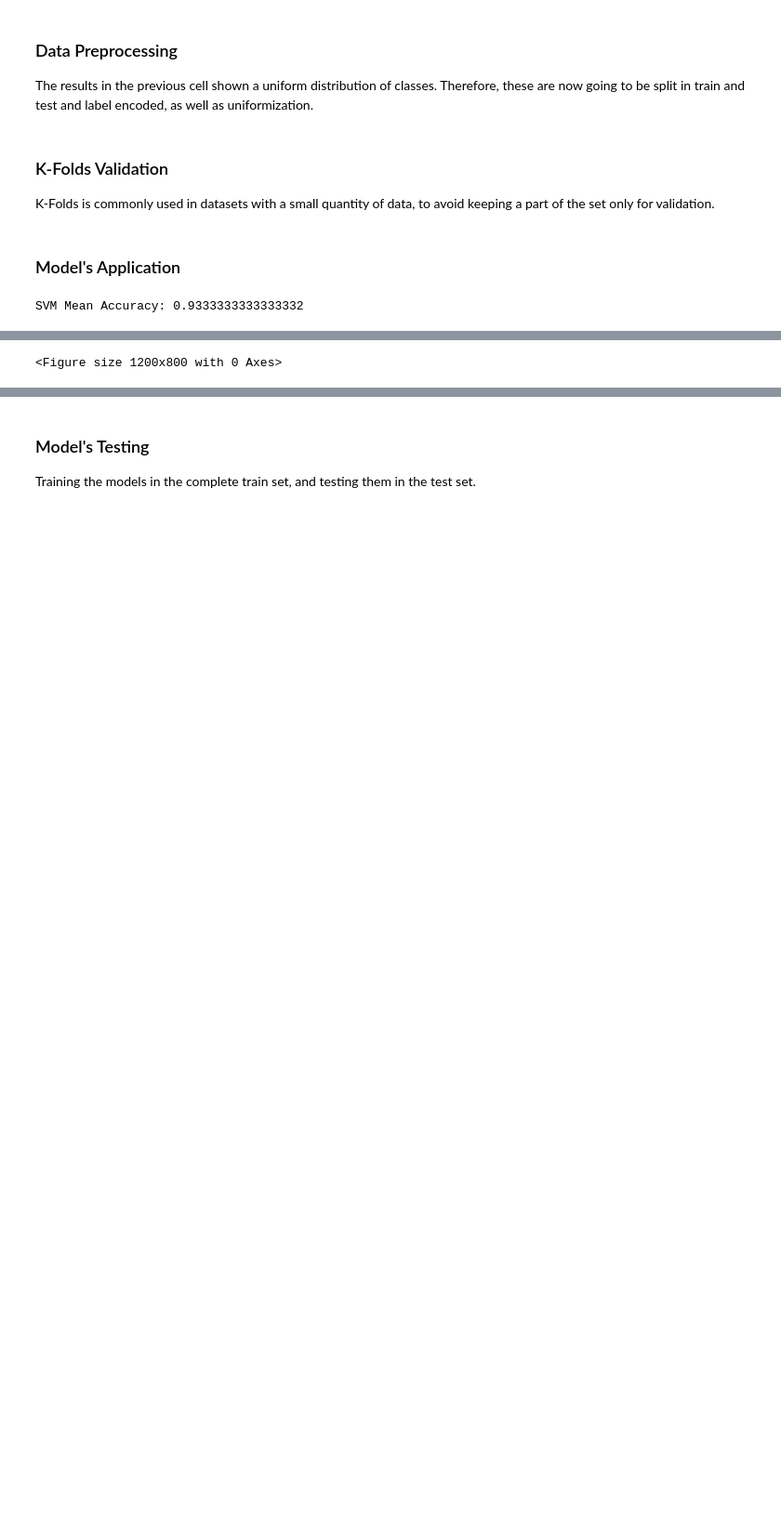
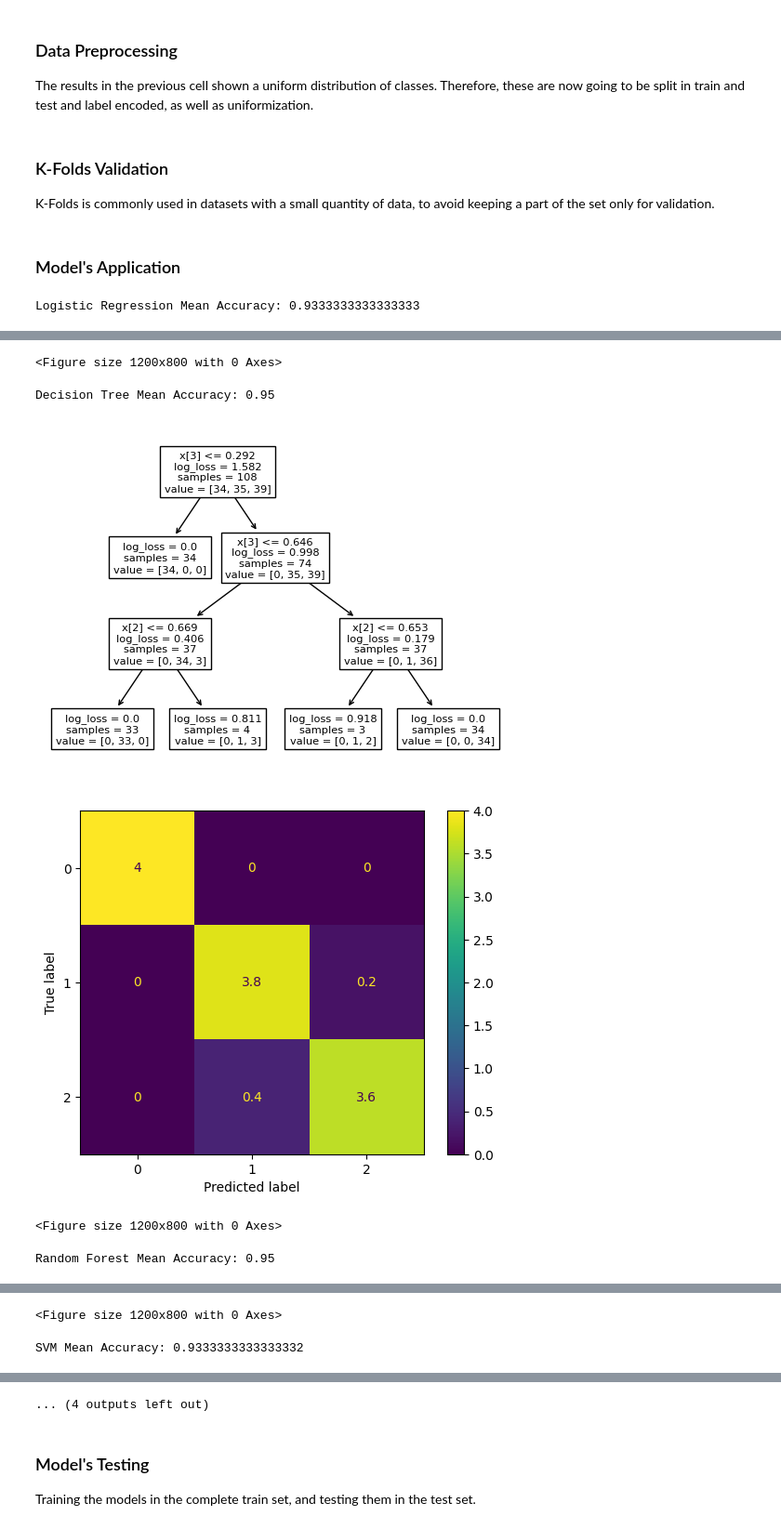
Before and after one commit to davidterroso/IrisClassifcation, a Jupyter notebook: IrisClassification.ipynb, the cells around one changed output, grey strips where cells are left out. Shown at 93% size. Saved outputs shown, nothing was run; the diff lists cells and outputs as text; code cells hidden in the pictures; blank space fills up the shorter version.

```diff
--- a/IrisClassification.ipynb
+++ b/IrisClassification.ipynb
@@ -94,47 +94,53 @@ from sklearn.naive_bayes import GaussianNB
 from sklearn.metrics import accuracy_score, confusion_matrix, ConfusionMatrixDisplay
 
 models = {
-    # "Logistic Regression": LogisticRegression(solver='lbfgs', max_iter=1000, penalty="l2", tol=1e-6, C=1),
+    "Logistic Regression": LogisticRegression(solver='lbfgs', max_iter=1000, penalty="l2", tol=1e-6, C=1),
     # The solver selected showed best results. Tolerance was decreased to compensate the random initialization of C,
     # forcing more consistent results. The number of iterations was increased since with 100 (the default value),
     # since the model was still converging whilst reaching the said limit
-    # "Decision Tree": DecisionTreeClassifier(criterion="log_loss", max_depth=3, min_samples_leaf=1),
+    "Decision Tree": DecisionTreeClassifier(criterion="log_loss", max_depth=3, min_samples_leaf=1),
     # max_depth was defined as 3 to prevent overfitting and min_samples_leaf was considered 1 because the number
     # of classes in this problem is small. log_loss was chosen since it presents the best results
-    # "Random Forest": RandomForestClassifier(n_estimators=500, criterion="log_loss", max_depth=3, random_state=42),
+    "Random Forest": RandomForestClassifier(n_estimators=500, criterion="log_loss", max_depth=3, random_state=42),
     # more estimators (trees) were used, to promote a bigger accuracy, in expense of higher processing power.
     # log_loss was chosen as it presented the best results. max_depth was declared to prevent overfitting and the
     # random_state was declared to promote reproducibility
     "SVM": SVC(kernel="poly"),
     # polynomial kernel was chosen due to the better generalization in unseen data
-    # "Gaussian Naive-Bayes": GaussianNB()
+    "Gaussian Naive-Bayes": GaussianNB()
+    # no parameters were tunned in Gaussian Naive-Bayes since none were deemed helpful in this context
 }
 
 for model_name in models:
     model = models[model_name]
     accuracies = []
     cm_list = []
 
     for train_indices, val_indices in fold_indices:
         X_train_, Y_train_ = X_train[train_indices], y_train[train_indices]
         X_val, Y_val = X_train[val_indices], y_train[val_indices]
         model.fit(X_train_, Y_train_)
         Y_pred = model.predict(X_val)
         accuracies.append(accuracy_score(Y_val, Y_pred))
         cm_list.append(confusion_matrix(Y_val, Y_pred, labels=[0, 1, 2]))
 
     accuracy_mean = np.mean(accuracies)
     cm_mean = np.mean(cm_list, axis=0)
     print(model_name, "Mean Accuracy:", accuracy_mean)
 
     if(model_name == "Decision Tree"):
         plot_tree(model)
 
     disp = ConfusionMatrixDisplay(confusion_matrix=cm_mean)
     disp.plot()
     plt.figure(figsize=(12,8))
     plt.show()
 # %% [output]
-SVM Mean Accuracy: 0.9333333333333332
+Logistic Regression Mean Accuracy: 0.9333333333333333
 [figure]
 <Figure size 1200x800 with 0 Axes>
+Decision Tree Mean Accuracy: 0.95
+[figure, added]
+[figure, added]
+<Figure size 1200x800 with 0 Axes>
+Random Forest Mean Accuracy: 0.95
@@ -140,0 +148,2 @@ SVM Mean Accuracy: 0.9333333333333332
+<Figure size 1200x800 with 0 Axes>
+SVM Mean Accuracy: 0.9333333333333332
@@ -141,3 +151,4 @@ SVM Mean Accuracy: 0.9333333333333332
+... (4 outputs left out)
 # %% [markdown]
 ### Model's Testing
 
```
Also changed, not shown: parts of 2 cells of this notebook.
